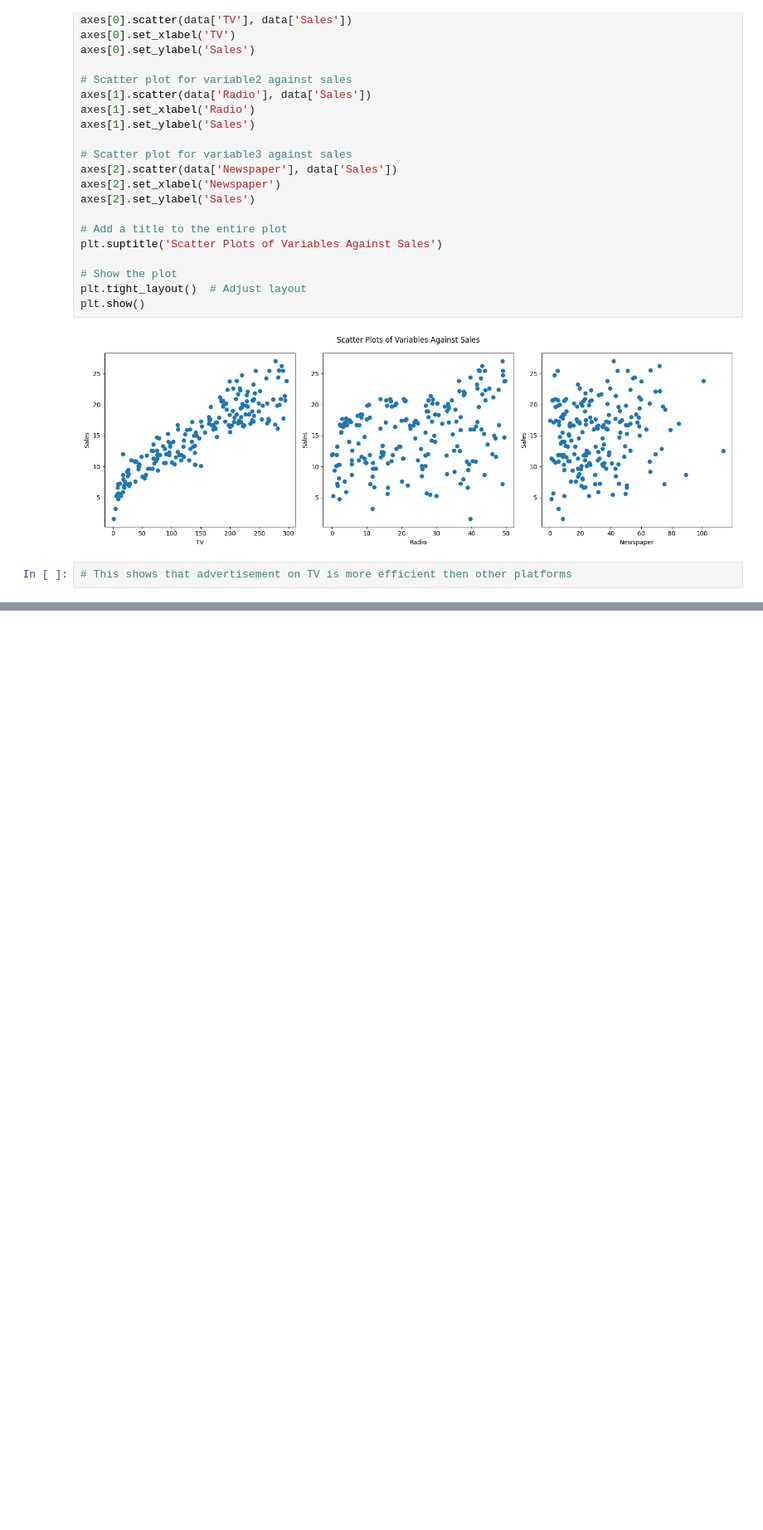
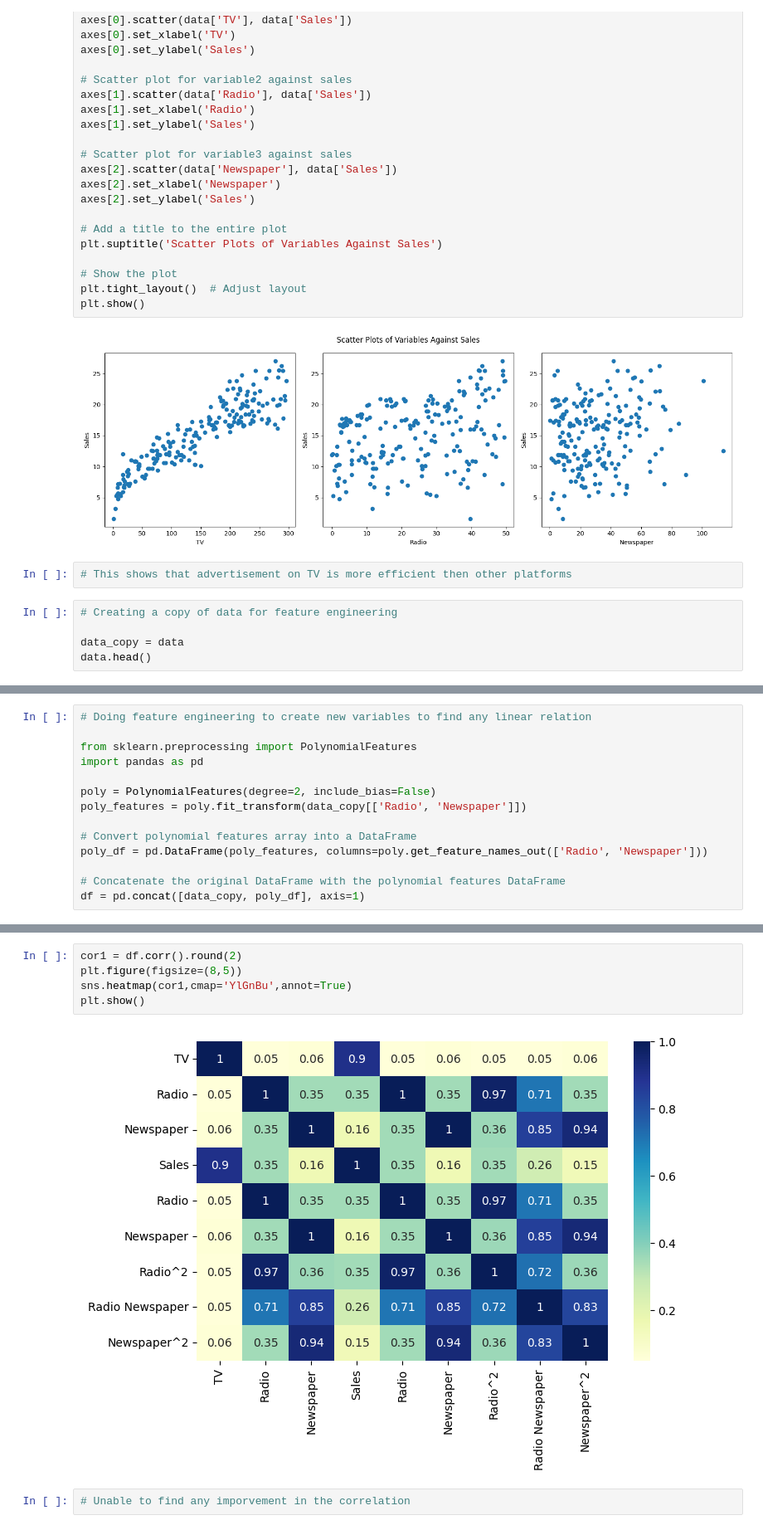
Before and after one commit to Palash-73/Afame-Technologies, a Jupyter notebook: Afame_Internship_Project_Sales_Prediction.ipynb, the cells around one changed output, grey strips where cells are left out. Shown at 83% size. Saved outputs shown, nothing was run; the diff lists cells and outputs as text; blank space fills up the shorter version.

```diff
--- a/Afame_Internship_Project_Sales_Prediction.ipynb
+++ b/Afame_Internship_Project_Sales_Prediction.ipynb
@@ -255,3 +255,8 @@ plt.show()
 [figure]
 # %%
 # This shows that advertisement on TV is more efficient then other platforms
+# %%
+# Creating a copy of data for feature engineering
+
+data_copy = data
+data.head()
@@ -257,0 +270,14 @@ plt.show()
+# %%
+# Doing feature engineering to create new variables to find any linear relation
+
+from sklearn.preprocessing import PolynomialFeatures
+import pandas as pd
+
+poly = PolynomialFeatures(degree=2, include_bias=False)
+poly_features = poly.fit_transform(data_copy[['Radio', 'Newspaper']])
+
+# Convert polynomial features array into a DataFrame
+poly_df = pd.DataFrame(poly_features, columns=poly.get_feature_names_out(['Radio', 'Newspaper']))
+
+# Concatenate the original DataFrame with the polynomial features DataFrame
+df = pd.concat([data_copy, poly_df], axis=1)
@@ -257,0 +293,9 @@ plt.show()
+# %%
+cor1 = df.corr().round(2)
+plt.figure(figsize=(8,5))
+sns.heatmap(cor1,cmap='YlGnBu',annot=True)
+plt.show()
+# %% [output]
+[figure, added]
+# %%
+# Unable to find any imporvement in the correlation
```
Also changed, not shown: parts of 4 cells of this notebook.
